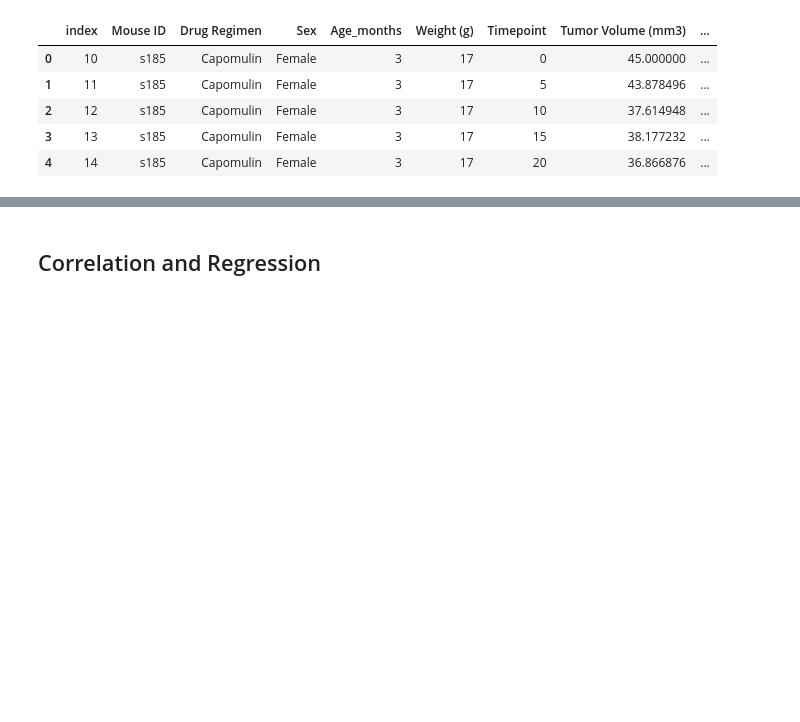
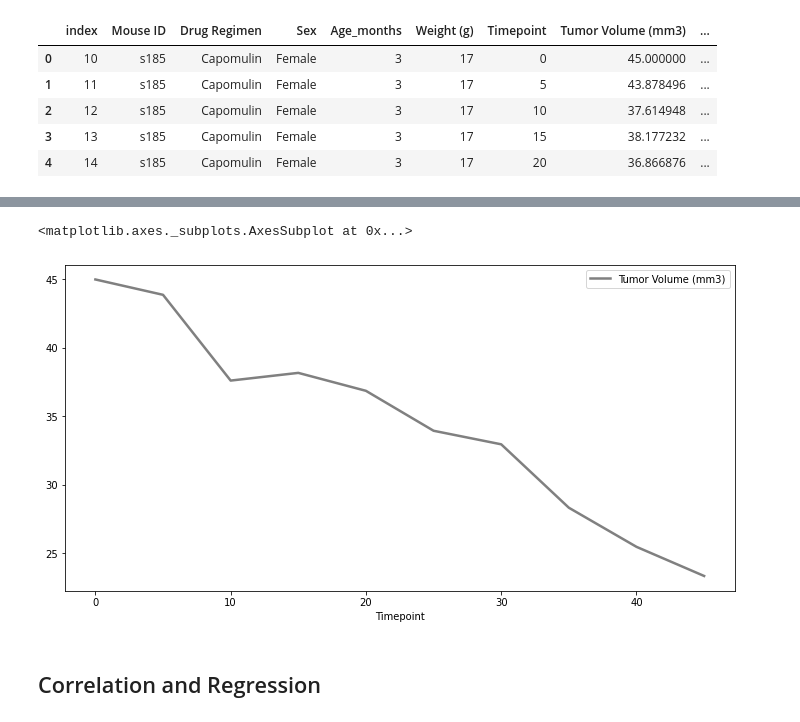
Before and after one commit to OnyNwosu/MatPlotlib-Challenge, a Jupyter notebook: Pymaceuticals/pymaceuticals_starter.ipynb, the cells around one changed output, grey strips where cells are left out. Cells and saved outputs as stored; diff of their text form; code cells hidden in the pictures; blank space fills up the shorter version.

Commit message:
linr graph

```diff
--- a/Pymaceuticals/pymaceuticals_starter.ipynb
+++ b/Pymaceuticals/pymaceuticals_starter.ipynb
@@ -322,6 +322,6 @@ capomulin_df.head()
 | 4 | 14 | s185 | Capomulin | Female | 3 | 17 | 20 | 36.866876 | ... |
 # %%
 # s185
-capom_mouse = capomulin.df.loc[capomilin_df["Mouse ID"] == "s185"]
+capom_mouse = capomulin_df.loc[capomulin_df["Mouse ID"] == "s185"]
 capom_mouse
 # %% [output]
@@ -329,3 +339,12 @@ NameError: name 'capomulin' is not defined
+# %%
+# line graph
+capom_mouse = capom_mouse.loc[:, ["Timepoint", "Tumor Volume (mm3)"]]
+#Now reset the index and generate a line plot showing the tumor volume for mice treated with Capomulin
+capom_mouse = capom_mouse.reset_index(drop=True)
+capom_mouse.set_index("Timepoint").plot(figsize=(12,6), linewidth=2.5, color="grey")
+# %% [output]
+<matplotlib.axes._subplots.AxesSubplot at 0x...>
+[figure, added]
 # %%
 # Generate a scatter plot of average tumor volume vs. mouse weight for the Capomulin regimen
 # %% [markdown]
```
Also changed, not shown: parts of 1 cell of this notebook.
